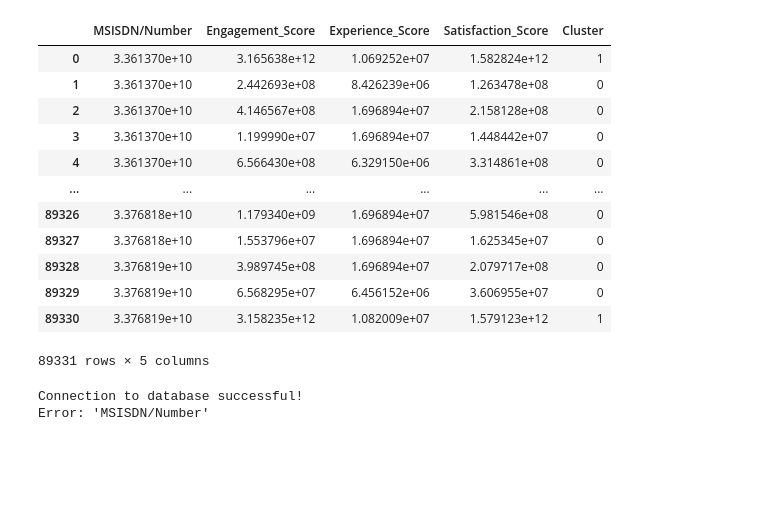
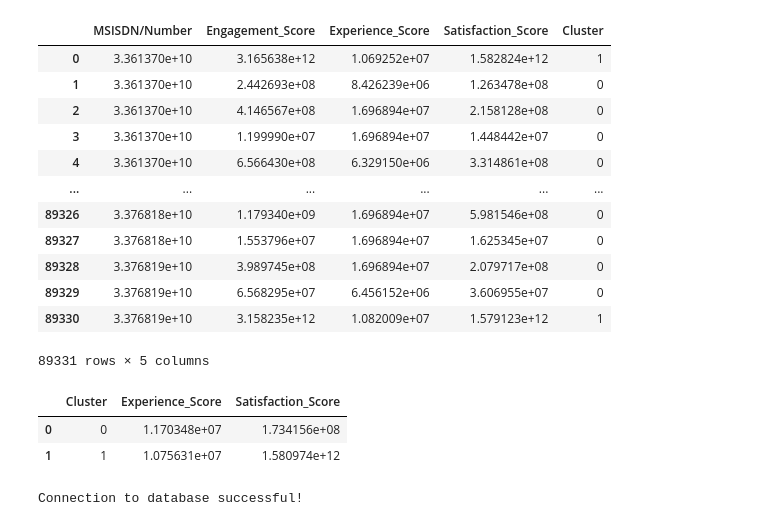
Before and after one commit to epythonlab/10academy-aim-week2-challenge, a Jupyter notebook: notebooks/usersatisfaction_analytics_notebook.ipynb, the cells around one changed output. Cells and saved outputs as stored; diff of their text form; code cells hidden in the pictures; blank space fills up the shorter version.

```diff
--- a/notebooks/usersatisfaction_analytics_notebook.ipynb
+++ b/notebooks/usersatisfaction_analytics_notebook.ipynb
@@ -157,7 +157,7 @@ R-squared: 1.0
 Ridge()
 # %%
 # Clustering engagement scores and experience scores
-cluster_df, cluster_centers = satisfaction_analysis.perform_clustering(
+cluster_df = satisfaction_analysis.perform_clustering(
     engagement_scores, experience_scores
 )
 # %%
@@ -176,9 +176,20 @@ cluster_df
 | 89329 | 3.376819e+10 | 6.568295e+07 | 6.456152e+06 | 3.606955e+07 | 0 |
 | 89330 | 3.376819e+10 | 3.158235e+12 | 1.082009e+07 | 1.579123e+12 | 1 |
 89331 rows × 5 columns
+# %%
+# Aggregate the average satisfaction and experience scores per cluster
+cluster_agg = cluster_df.groupby('Cluster').agg({
+    'Experience_Score': 'mean',
+    'Satisfaction_Score': 'mean'
+}).reset_index()
+# %%
+cluster_agg
+# %% [output]
+|  | Cluster | Experience_Score | Satisfaction_Score |
+| 0 | 0 | 1.170348e+07 | 1.734156e+08 |
+| 1 | 1 | 1.075631e+07 | 1.580974e+12 |
 # %%
-# Insert the clustering data into postgresql
-satisfaction_analysis.export_to_postgresql(cluster_aggregation)
+# Insert the satisfaction scores data into postgresql
+satisfaction_analysis.export_to_postgresql(satisfaction_scores)
 # %% [output]
 Connection to database successful!
-Error: 'MSISDN/Number'
```
